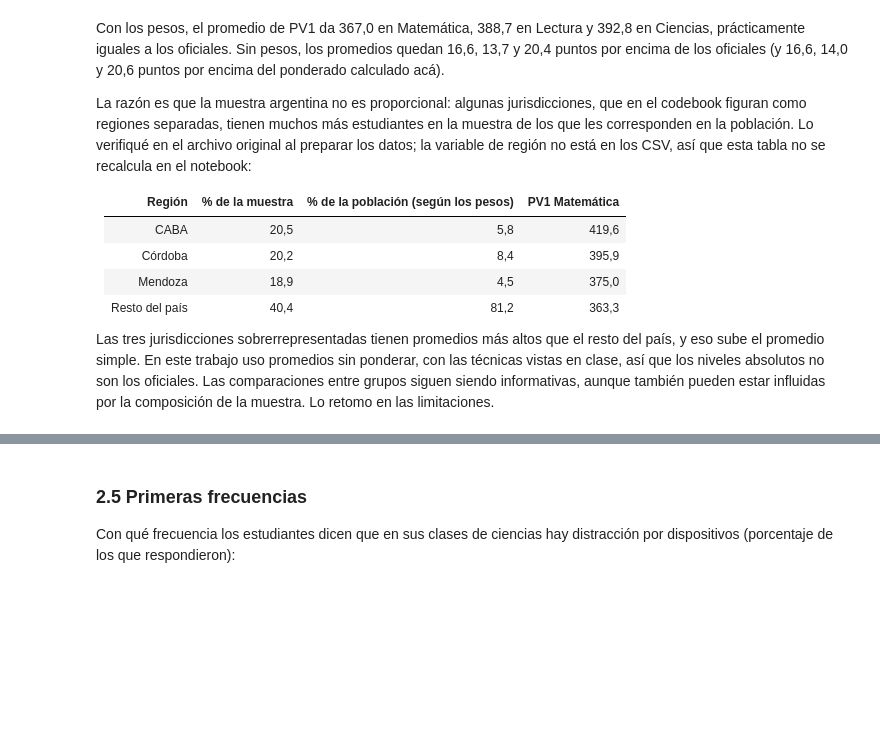
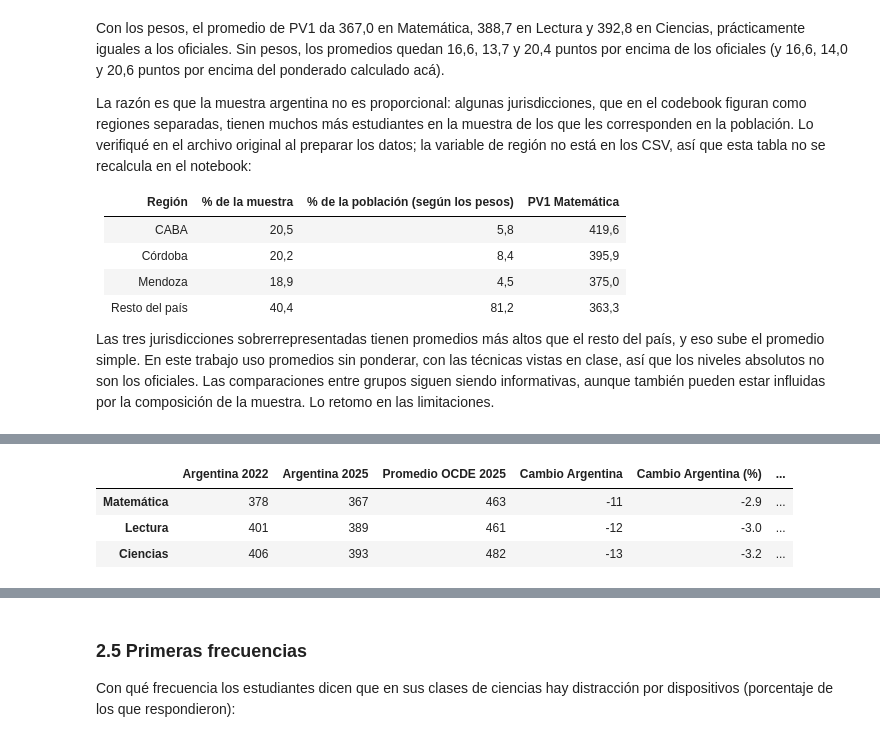
Before and after one commit to ManuelBernardez/PISA-data-analysis, a Jupyter notebook: data_challenge_pisa_argentina.ipynb, the cells around one changed output, grey strips where cells are left out. Saved outputs shown, nothing was run; the diff lists cells and outputs as text; code cells hidden in the pictures; blank space fills up the shorter version.

```diff
--- a/data_challenge_pisa_argentina.ipynb
+++ b/data_challenge_pisa_argentina.ipynb
@@ -262,0 +273,16 @@ Las tres jurisdicciones sobrerrepresentadas tienen promedios más altos que el r
+# %%
+oficiales = pd.DataFrame({
+    'Argentina 2022': [378, 401, 406],
+    'Argentina 2025': [367, 389, 393],
+    'Promedio OCDE 2025': [463, 461, 482],
+}, index=['Matemática', 'Lectura', 'Ciencias'])
+
+oficiales['Cambio Argentina'] = oficiales['Argentina 2025'] - oficiales['Argentina 2022']
+oficiales['Cambio Argentina (%)'] = (oficiales['Cambio Argentina'] / oficiales['Argentina 2022'] * 100).round(1)
+oficiales['Distancia a la OCDE'] = oficiales['Argentina 2025'] - oficiales['Promedio OCDE 2025']
+oficiales
+# %% [output]
+|  | Argentina 2022 | Argentina 2025 | Promedio OCDE 2025 | Cambio Argentina | Cambio Argentina (%) | ... |
+| Matemática | 378 | 367 | 463 | -11 | -2.9 | ... |
+| Lectura | 401 | 389 | 461 | -12 | -3.0 | ... |
+| Ciencias | 406 | 393 | 482 | -13 | -3.2 | ... |
```
Also changed, not shown: parts of 6 cells of this notebook, 1 other file.
